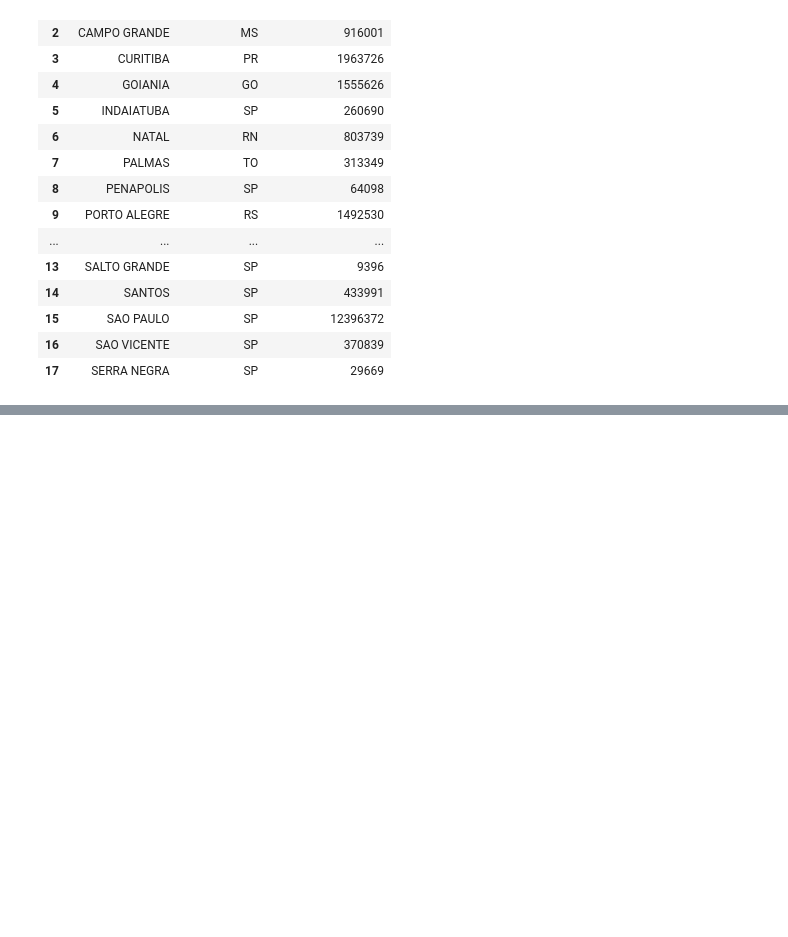
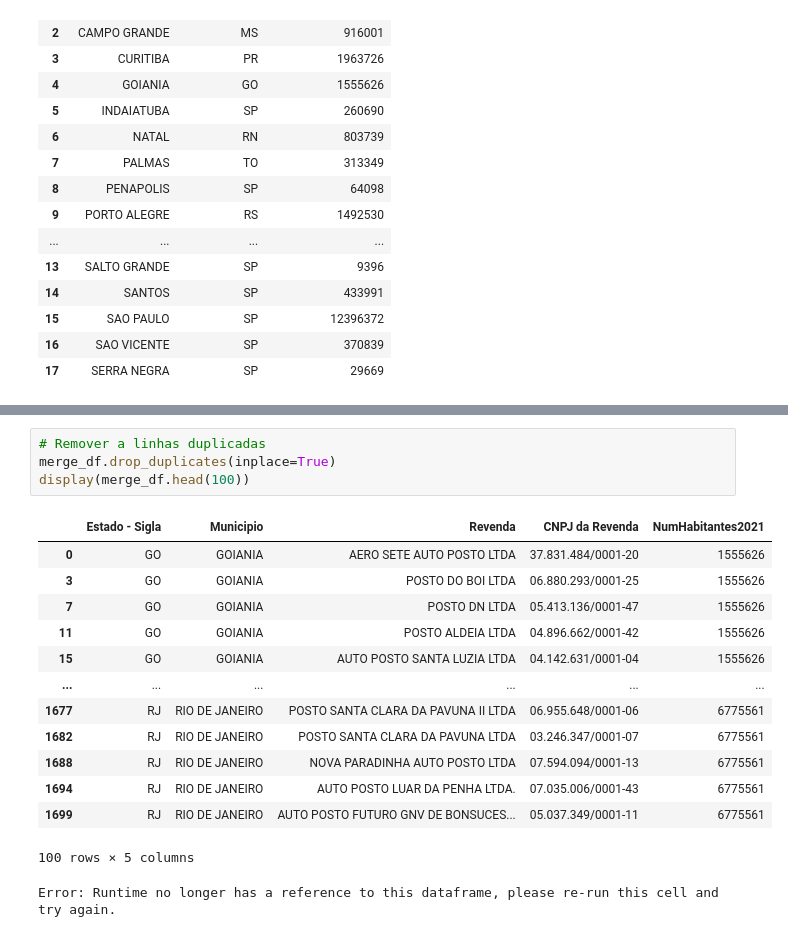
Before and after one commit to EmanueleFranzner/CursoDeExtensaoPythonPandas2023-1, a Jupyter notebook: Segundo_Exemplo_em_Python_Pandas.ipynb, the cells around one changed output, grey strips where cells are left out. Saved outputs shown, nothing was run; the diff lists cells and outputs as text; blank space fills up the shorter version.

```diff
--- a/Segundo_Exemplo_em_Python_Pandas.ipynb
+++ b/Segundo_Exemplo_em_Python_Pandas.ipynb
@@ -99,0 +195,19 @@ display(num_habitantes_df)
+# %%
+# Remover a linhas duplicadas
+merge_df.drop_duplicates(inplace=True)
+display(merge_df.head(100))
+# %% [output]
+|  | Estado - Sigla | Municipio | Revenda | CNPJ da Revenda | NumHabitantes2021 |
+| 0 | GO | GOIANIA | AERO SETE AUTO POSTO LTDA | 37.831.484/0001-20 | 1555626 |
+| 3 | GO | GOIANIA | POSTO DO BOI LTDA | 06.880.293/0001-25 | 1555626 |
+| 7 | GO | GOIANIA | POSTO DN LTDA | 05.413.136/0001-47 | 1555626 |
+| 11 | GO | GOIANIA | POSTO ALDEIA LTDA | 04.896.662/0001-42 | 1555626 |
+| 15 | GO | GOIANIA | AUTO POSTO SANTA LUZIA LTDA | 04.142.631/0001-04 | 1555626 |
+| ... | ... | ... | ... | ... | ... |
+| 1677 | RJ | RIO DE JANEIRO | POSTO SANTA CLARA DA PAVUNA II LTDA | 06.955.648/0001-06 | 6775561 |
+| 1682 | RJ | RIO DE JANEIRO | POSTO SANTA CLARA DA PAVUNA LTDA | 03.246.347/0001-07 | 6775561 |
+| 1688 | RJ | RIO DE JANEIRO | NOVA PARADINHA AUTO POSTO LTDA | 07.594.094/0001-13 | 6775561 |
+| 1694 | RJ | RIO DE JANEIRO | AUTO POSTO LUAR DA PENHA LTDA. | 07.035.006/0001-43 | 6775561 |
+| 1699 | RJ | RIO DE JANEIRO | AUTO POSTO FUTURO GNV DE BONSUCES... | 05.037.349/0001-11 | 6775561 |
+100 rows × 5 columns
+Error: Runtime no longer has a reference to this dataframe, please re-run this cell and try again.
```
Also changed, not shown: parts of 5 cells of this notebook.
